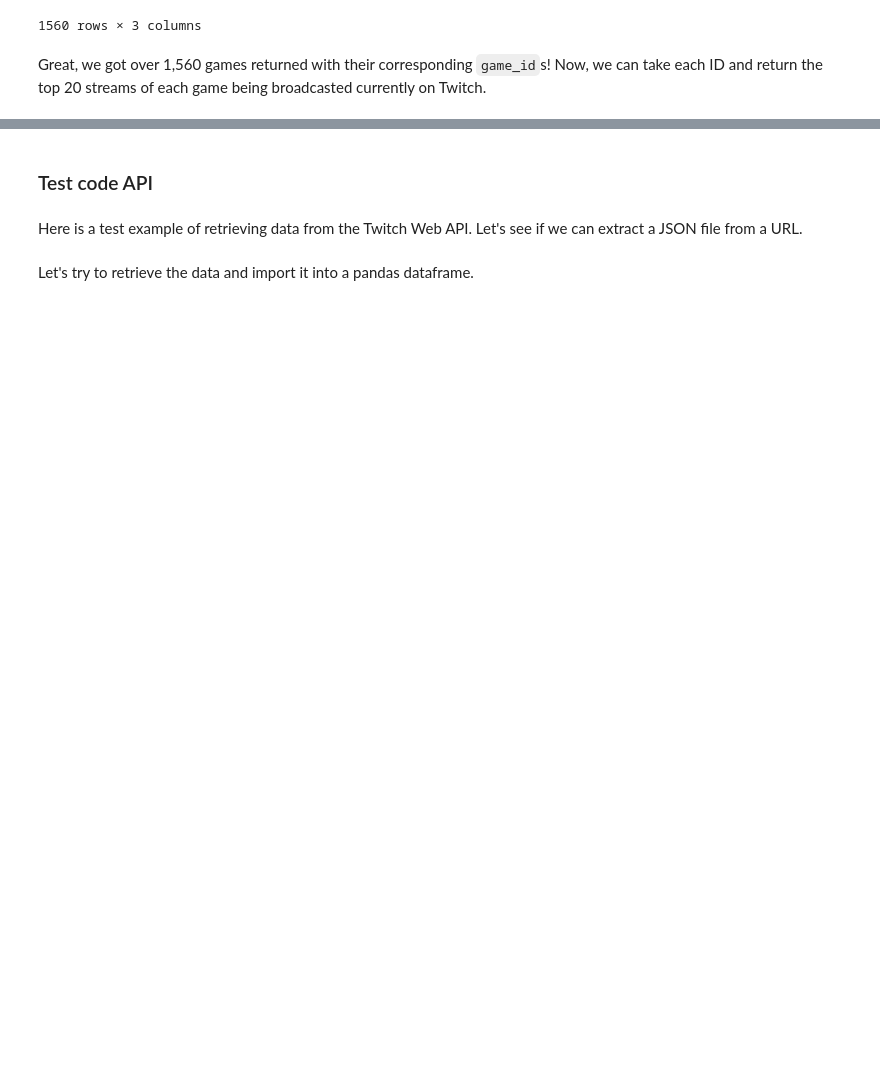
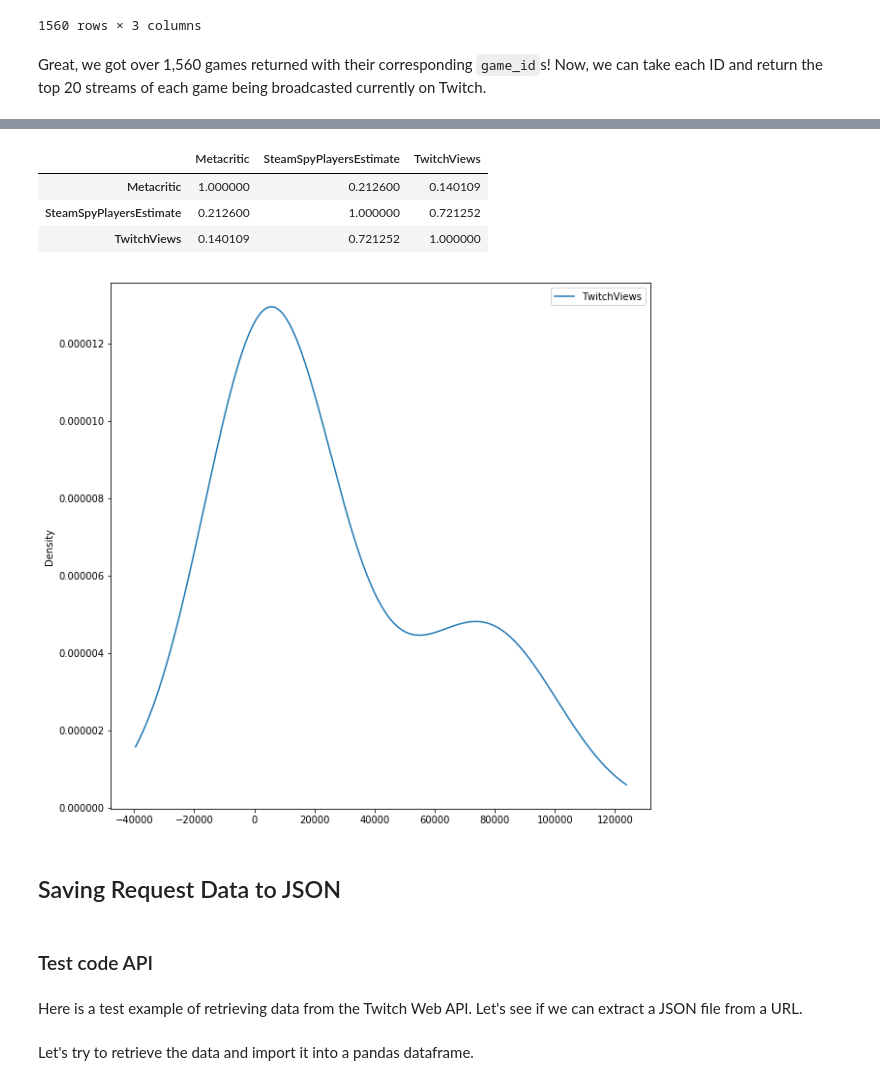
Before and after one commit to R3adOnlyJoe/COGS108-project, a Jupyter notebook: FinalProject_group171.ipynb, the cells around one changed output, grey strips where cells are left out. Drawn from its saved outputs; the diff is of its cells as text; code cells hidden in the pictures; blank space fills up the shorter version.

Commit message:
Clean Twitch data

```diff
--- a/FinalProject_group171.ipynb
+++ b/FinalProject_group171.ipynb
@@ -155,0 +184,16 @@ stream_df
+# %%
+# Drop all columns except the game_id and their corresponding viewer count per stream
+stream_df = stream_df[['game_id', 'viewer_count']]
+# Create a dictionary to store all the total viewer counts per game
+temp_dict = dict(stream_df.groupby(['game_id'])['viewer_count'].sum())
+
+# Map the corresponding total view counts based on game_id to a new column named 'twitch_views' in df
+if getData:
+    df['twitch_views'] = df['id'].map(temp_dict)
+else:
+    df['twitch_views'] = df['id'].astype(int).map(temp_dict) # Saved data has different type, so we need to type cast
+
+# Drop all NaN values in this new column
+df.dropna(subset=['twitch_views'], inplace=True)
+# Sort all the rows in descending order by Twitch view count
+df = df.sort_values(by='twitch_views', ascending=False)
@@ -155,0 +202,11 @@ stream_df
+# %%
+# Create a temporary dictionary with game name as the key, and its twitch views as the value
+view_dict = dict(zip(df['name'], df['twitch_views']))
+# Map this to a new column with the corresponding game name in metacritic_df
+metacritic_df['TwitchViews'] = metacritic_df['GameTitle'].map(view_dict)
+# Drop all NaN values in this new column
+metacritic_df.dropna(subset=['TwitchViews'], inplace=True)
+# Sort all the rows in descending order by Twitch view count
+metacritic_df = metacritic_df.sort_values(by='TwitchViews', ascending=False)
+# Reset all the indexes of the dataframe df
+metacritic_df = metacritic_df.reset_index(drop=True)
@@ -155,0 +233,11 @@ stream_df
+# %%
+metacritic_df[0:10].plot.kde(x='Metacritic', y='TwitchViews', figsize=(10,10))
+metacritic_df.corr()
+# %% [output]
+|  | Metacritic | SteamSpyPlayersEstimate | TwitchViews |
+| Metacritic | 1.000000 | 0.212600 | 0.140109 |
+| SteamSpyPlayersEstimate | 0.212600 | 1.000000 | 0.721252 |
+| TwitchViews | 0.140109 | 0.721252 | 1.000000 |
+[figure, added]
+# %% [markdown]
+## Saving Request Data to JSON
```
Also changed, not shown: parts of 18 cells of this notebook, 3 other files.
